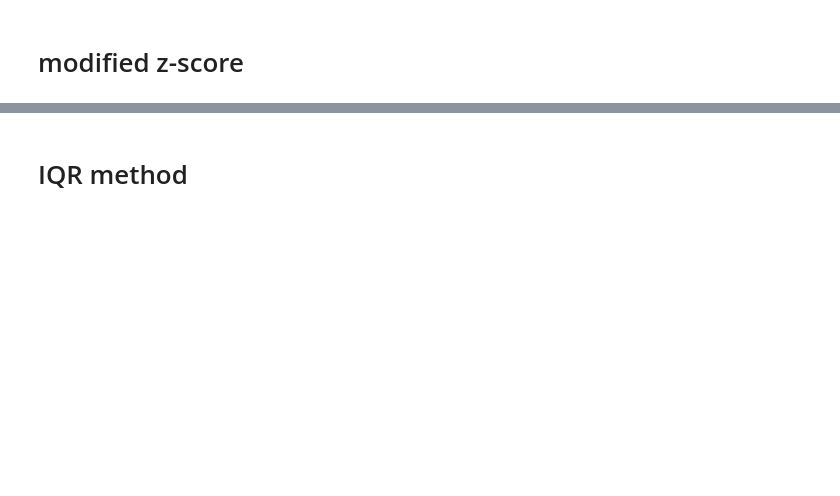
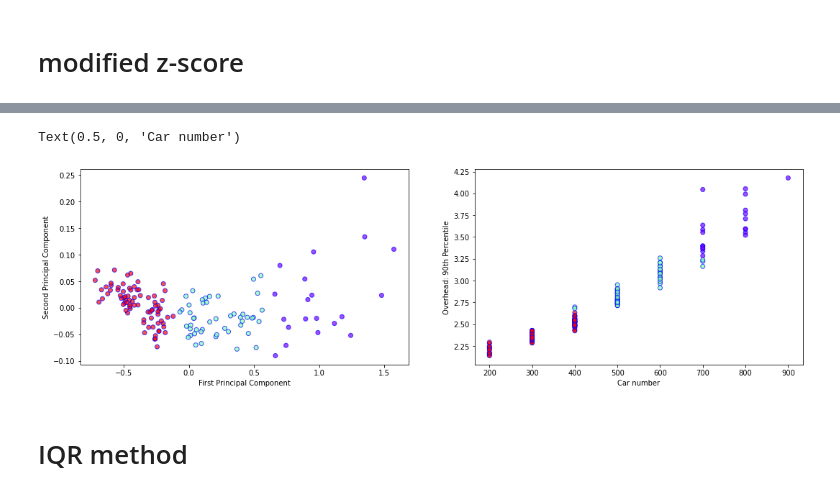
Before and after one commit to martaradzi/RTX, a Jupyter notebook: experiments/LONGEST_RUN/Outliers Detection Tests.ipynb, the cells around one changed output, grey strips where cells are left out. Drawn from its saved outputs; the diff is of its cells as text; code cells hidden in the pictures; blank space fills up the shorter version.

```diff
--- a/experiments/LONGEST_RUN/Outliers Detection Tests.ipynb
+++ b/experiments/LONGEST_RUN/Outliers Detection Tests.ipynb
@@ -193,0 +294,20 @@ Outliers detected: 2
+# %%
+from copy import deepcopy
+new_data = deepcopy(data_split_modified_z)
+# %%
+new_data = new_data[:,0:-1]
+# %%
+
+scaler = StandardScaler()
+scaler.fit(new_data)
+
+X=scaler.transform(new_data)
+
+pca = PCA()
+x_new = pca.fit_transform(new_data)
+
+print('The variance in the features is best explained by which principal component: \n')
+print(pca.explained_variance_ratio_)
+print('\n\n')
+print('The importnace of each feature on the components: \n')
+print(abs( pca.components_ ))
@@ -193,0 +350,4 @@ Outliers detected: 2
+# %%
+pca = PCA(n_components=2)
+principalComponents = pca.fit_transform(new_data)
+principalComponents
@@ -194,3 +372,15 @@ Outliers detected: 2
+# %%
+fig, (ax1, ax2) = plt.subplots(1, 2,figsize=(18,5))
+ax1.scatter(principalComponents[:, 0], principalComponents[:, 1], c = labels_modified_z, cmap='rainbow', alpha=0.7, edgecolors='b')
+ax1.set_xlabel('First Principal Component')
+ax1.set_ylabel('Second Principal Component')
+
+ax2.scatter(data_split_modified_z[:,4], data_split_modified_z[:,3],c=labels_modified_z, cmap='rainbow', alpha=0.7, edgecolors='b')
+ax2.set_ylabel('Overhead: 90th Percentile')
+ax2.set_xlabel('Car number')
+# %% [output]
+Text(0.5, 0, 'Car number')
+[figure, added]
 # %% [markdown]
 # IQR method
 # %%
```
Also changed, not shown: parts of 19 cells of this notebook, 4 other files.
